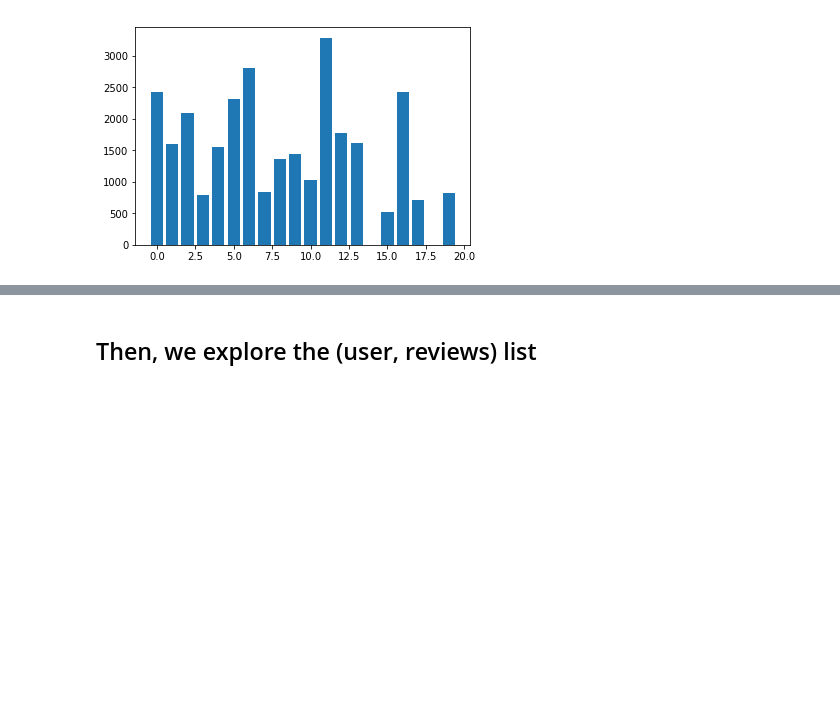
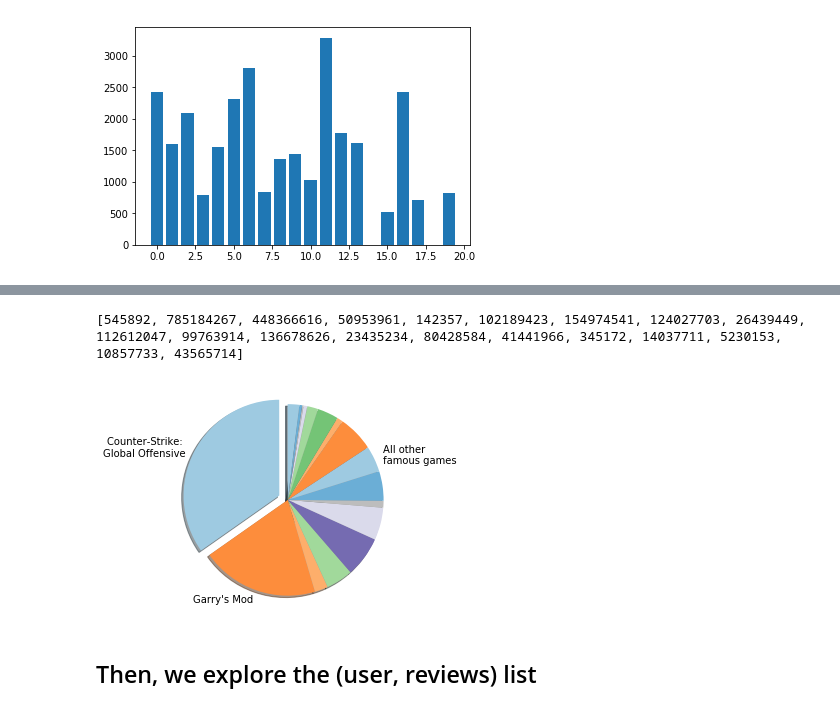
Before and after one commit to ShinTo98/Recommender-System-Survey, a Jupyter notebook: exploratory_analysis.ipynb, the cells around one changed output, grey strips where cells are left out. Drawn from its saved outputs; the diff is of its cells as text; code cells hidden in the pictures; blank space fills up the shorter version.

```diff
--- a/exploratory_analysis.ipynb
+++ b/exploratory_analysis.ipynb
@@ -96,0 +105,13 @@ plt.bar(X, Y)
+# %%
+# Games; how many users owned them
+l = []
+for i in item_user_overall:
+    l.append((i, item_user_overall[i]))
+
+l.sort(key=lambda x: x[1])
+l.reverse()
+
+l_famous = l[:20]
+
+for item in l_famous:
+    print(item[0], '&', item[1])
@@ -97,3 +139,32 @@ plt.bar(X, Y)
+# %%
+# famous games, overall playtime
+import numpy as np
+
+time = []
+labels = []
+for i in l_famous:
+    time.append(item_playtime_overall[i[0]])
+    labels.append('')
+
+labels[1] = 'Counter-Strike: \nGlobal Offensive'
+labels[2] = l_famous[2][0]
+labels[10] = 'All other \nfamous games'
+
+print(time)
+
+explode = (0, 0.1, 0, 0, 0, 0, 0, 0, 0, 0, 0, 0, 0, 0, 0, 0, 0, 0, 0, 0)
+cmap = plt.get_cmap("tab20c")
+colors = cmap(np.array([1, 2, 5, 6, 9, 10, 12, 15, 18]))
+fig1, ax1 = plt.subplots()
+ax1.pie(time, labels=labels, explode=explode, colors=colors,
+        shadow=True, startangle=90)
+ax1.axis('equal')  # Equal aspect ratio ensures that pie is drawn as a circle.
+
+plt.savefig('plot3.png')
+plt.show()
+# %% [output]
+[545892, 785184267, 448366616, 50953961, 142357, 102189423, 154974541, 124027703, 26439449, 112612047, 99763914, 136678626, 23435234, 80428584, 41441966, 345172, 14037711, 5230153, 10857733, 43565714]
+[figure, added]
 # %% [markdown]
 ## Then, we explore the (user, reviews) list
 # %%
```
Also changed, not shown: parts of 8 cells of this notebook, 4 other files.
